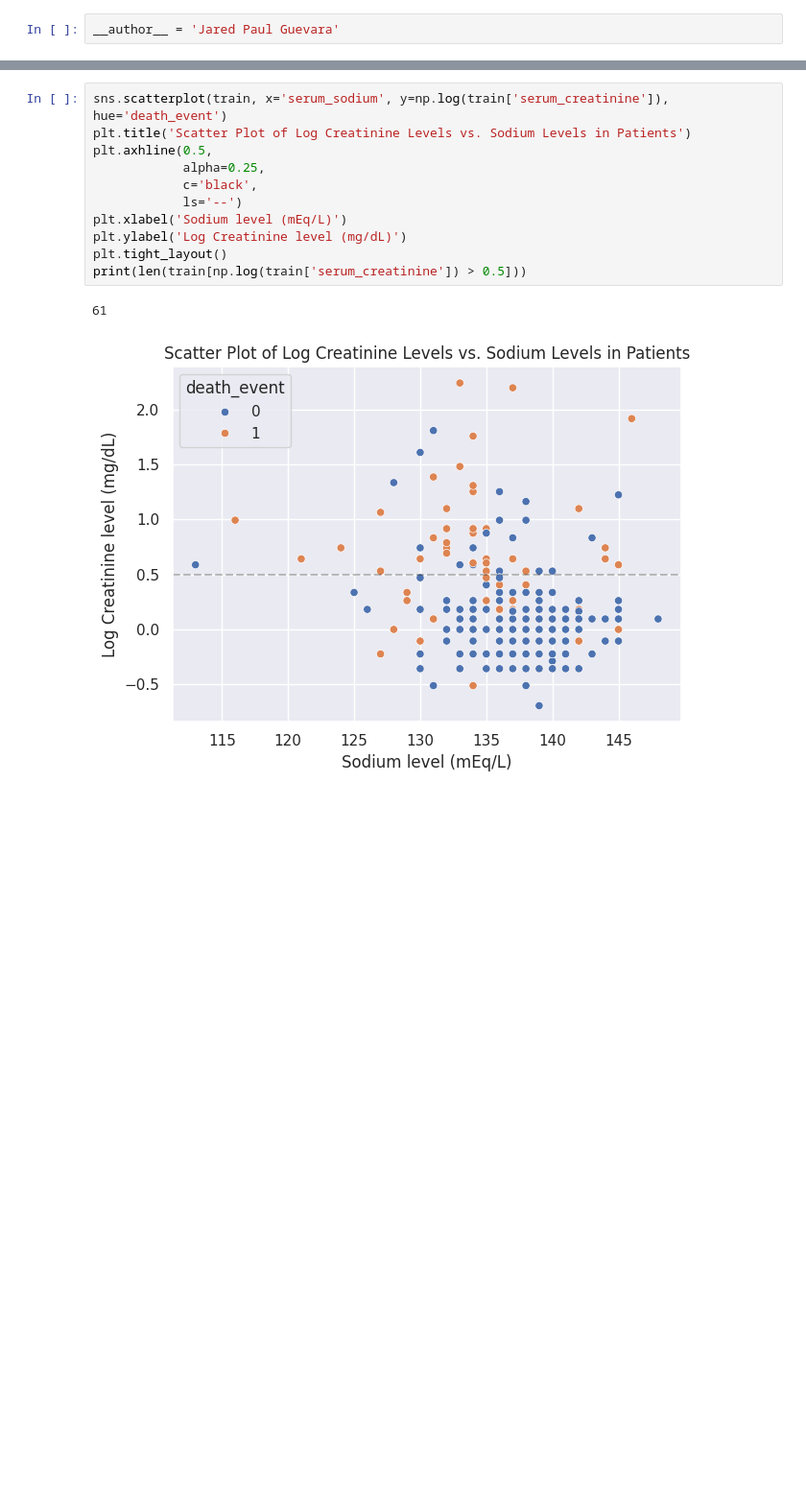
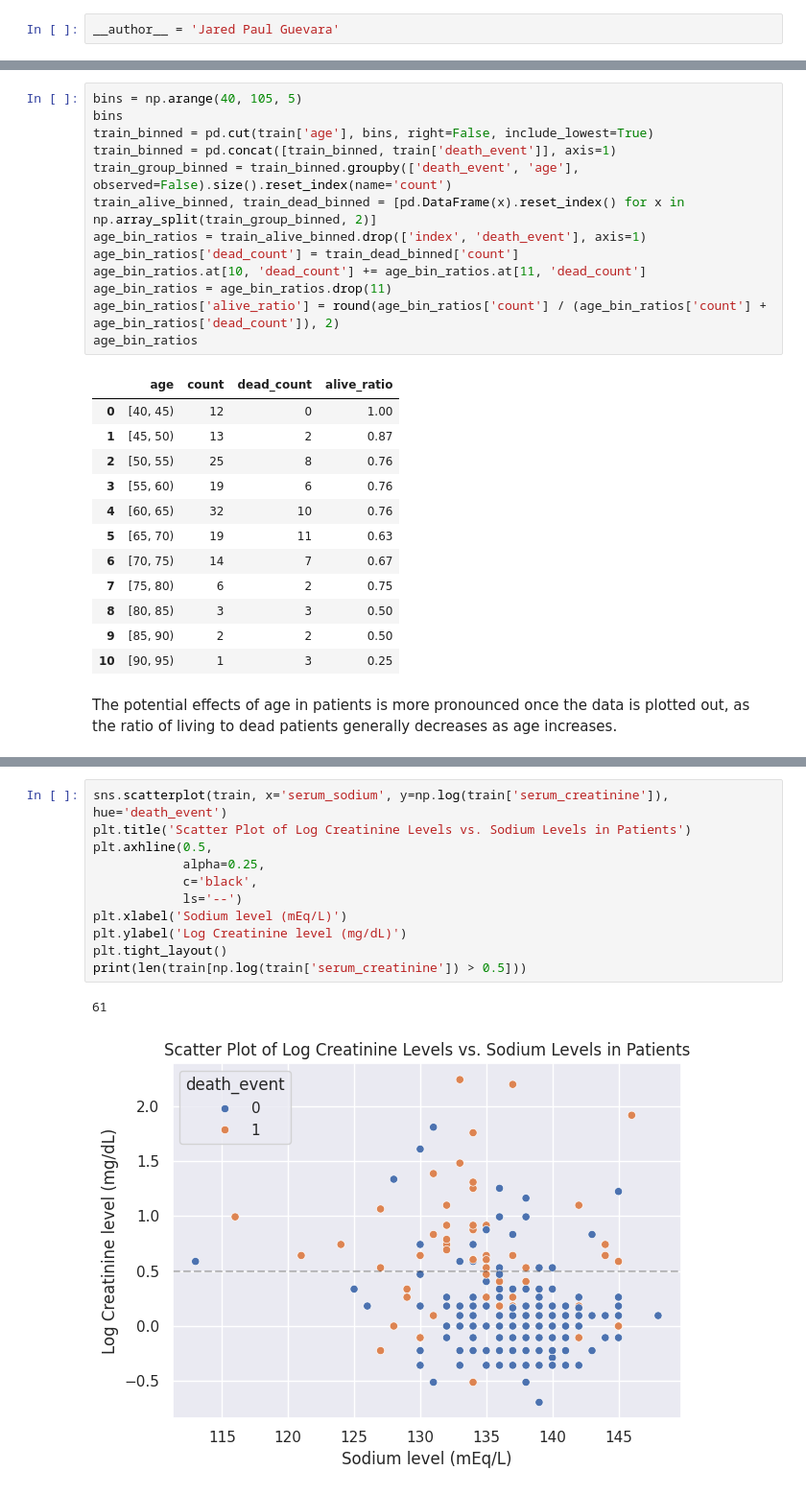
Before and after one commit to saltyjared/heart-failure-analysis, a Jupyter notebook: 1_eda_jpg_2024-12-13.ipynb, the cells around one changed output, grey strips where cells are left out. Shown at 96% size. Saved outputs shown, nothing was run; the diff lists cells and outputs as text; blank space fills up the shorter version.

```diff
--- a/1_eda_jpg_2024-12-13.ipynb
+++ b/1_eda_jpg_2024-12-13.ipynb
@@ -93,3 +100,31 @@ plt.tight_layout()
+# %%
+bins = np.arange(40, 105, 5)
+bins
+train_binned = pd.cut(train['age'], bins, right=False, include_lowest=True)
+train_binned = pd.concat([train_binned, train['death_event']], axis=1)
+train_group_binned = train_binned.groupby(['death_event', 'age'], observed=False).size().reset_index(name='count')
+train_alive_binned, train_dead_binned = [pd.DataFrame(x).reset_index() for x in np.array_split(train_group_binned, 2)]
+age_bin_ratios = train_alive_binned.drop(['index', 'death_event'], axis=1)
+age_bin_ratios['dead_count'] = train_dead_binned['count']
+age_bin_ratios.at[10, 'dead_count'] += age_bin_ratios.at[11, 'dead_count']
+age_bin_ratios = age_bin_ratios.drop(11)
+age_bin_ratios['alive_ratio'] = round(age_bin_ratios['count'] / (age_bin_ratios['count'] + age_bin_ratios['dead_count']), 2)
+age_bin_ratios
+# %% [output]
+|  | age | count | dead_count | alive_ratio |
+| 0 | [40, 45) | 12 | 0 | 1.00 |
+| 1 | [45, 50) | 13 | 2 | 0.87 |
+| 2 | [50, 55) | 25 | 8 | 0.76 |
+| 3 | [55, 60) | 19 | 6 | 0.76 |
+| 4 | [60, 65) | 32 | 10 | 0.76 |
+| 5 | [65, 70) | 19 | 11 | 0.63 |
+| 6 | [70, 75) | 14 | 7 | 0.67 |
+| 7 | [75, 80) | 6 | 2 | 0.75 |
+| 8 | [80, 85) | 3 | 3 | 0.50 |
+| 9 | [85, 90) | 2 | 2 | 0.50 |
+| 10 | [90, 95) | 1 | 3 | 0.25 |
+# %% [markdown]
+The potential effects of age in patients is more pronounced once the data is plotted out, as the ratio of living to dead patients generally decreases as age increases.
 # %%
 # Creatine <-CPK-> phosphocreatine -breakdown-> creatinine (waste product)
 sns.scatterplot(train, x='creatinine_phosphokinase', y='serum_creatinine', hue='death_event')
```
Also changed, not shown: parts of 13 cells of this notebook, 1 other file.
